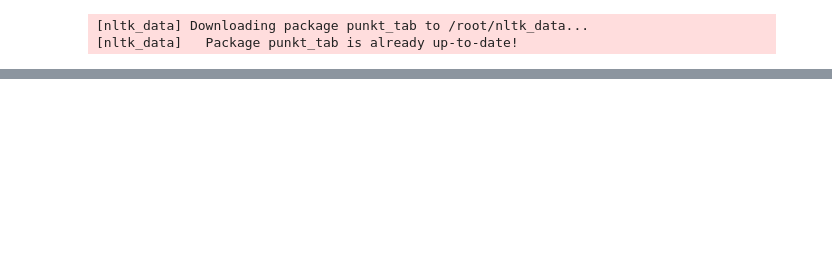
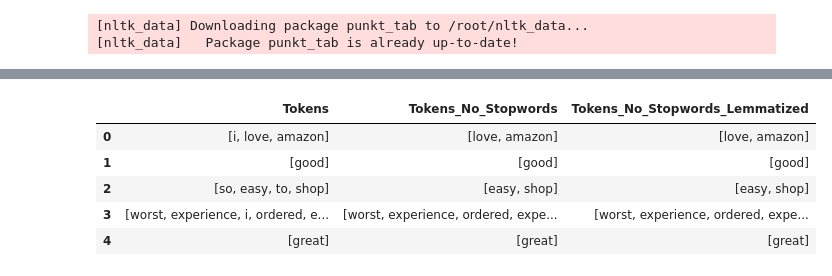
Before and after one commit to latifahaljurayyan/insightApp, a Jupyter notebook: Copy_of_gp.ipynb, the cells around one changed output, grey strips where cells are left out. Cells and saved outputs as stored; diff of their text form; code cells hidden in the pictures; blank space fills up the shorter version.

```diff
--- a/Copy_of_gp.ipynb
+++ b/Copy_of_gp.ipynb
@@ -113,0 +114,28 @@ df[[ "clean_review","Tokens"]].head(5)
+# %%
+from nltk.corpus import stopwords
+from nltk.stem import WordNetLemmatizer
+import nltk
+
+
+nltk.download('stopwords')
+nltk.download('wordnet')
+nltk.download('omw-1.4')
+
+r
+stop_words = set(stopwords.words('english'))
+lemmatizer = WordNetLemmatizer()
+
+def remove_stopwords(tokens):
+    return [word for word in tokens if word not in stop_words]
+
+df["Tokens_No_Stopwords"] = df["Tokens"].apply(remove_stopwords)
+
+
+def lemmatize_tokens(tokens):
+    return [lemmatizer.lemmatize(word) for word in tokens]
+
+df["Tokens_No_Stopwords_Lemmatized"] = df["Tokens_No_Stopwords"].apply(lemmatize_tokens)
+
+
+df[["Tokens", "Tokens_No_Stopwords", "Tokens_No_Stopwords_Lemmatized"]].head()
+# %% [output]
@@ -114,3 +148,9 @@ df[[ "clean_review","Tokens"]].head(5)
+|  | Tokens | Tokens_No_Stopwords | Tokens_No_Stopwords_Lemmatized |
+| 0 | [i, love, amazon] | [love, amazon] | [love, amazon] |
+| 1 | [good] | [good] | [good] |
+| 2 | [so, easy, to, shop] | [easy, shop] | [easy, shop] |
+| 3 | [worst, experience, i, ordered, e... | [worst, experience, ordered, expe... | [worst, experience, ordered, expe... |
+| 4 | [great] | [great] | [great] |
 # %%
 df.to_csv("google_play_app_reviews.csv", index=False)
 # %%
```
Also changed, not shown: parts of 4 cells of this notebook.
